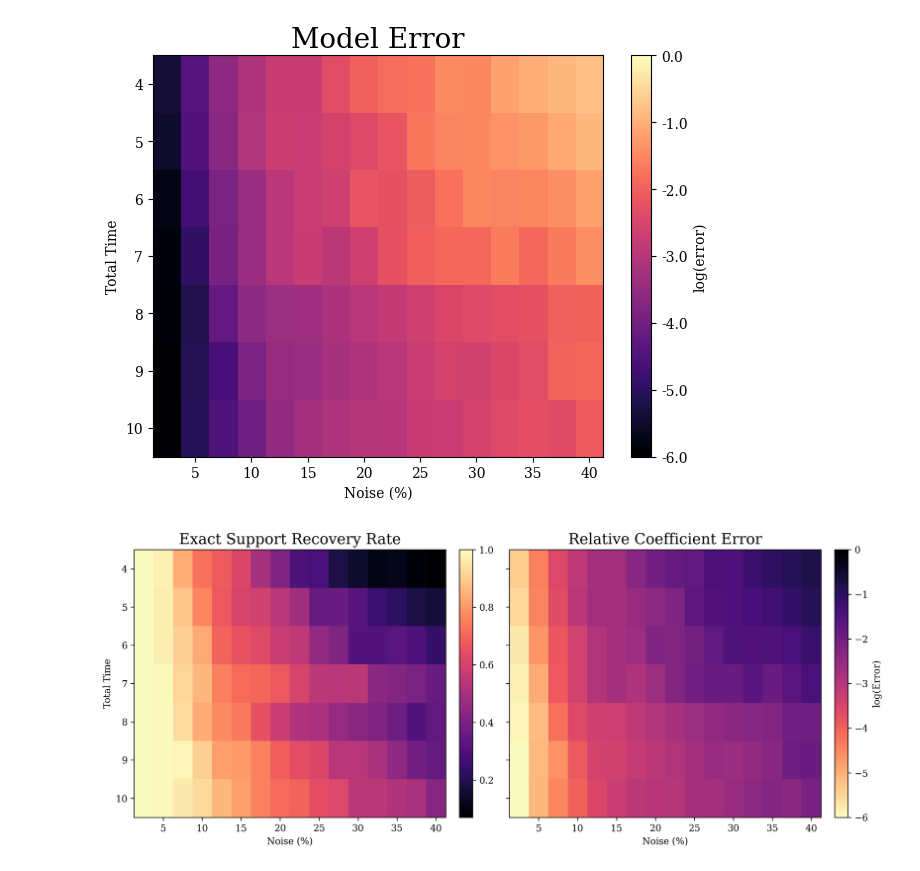
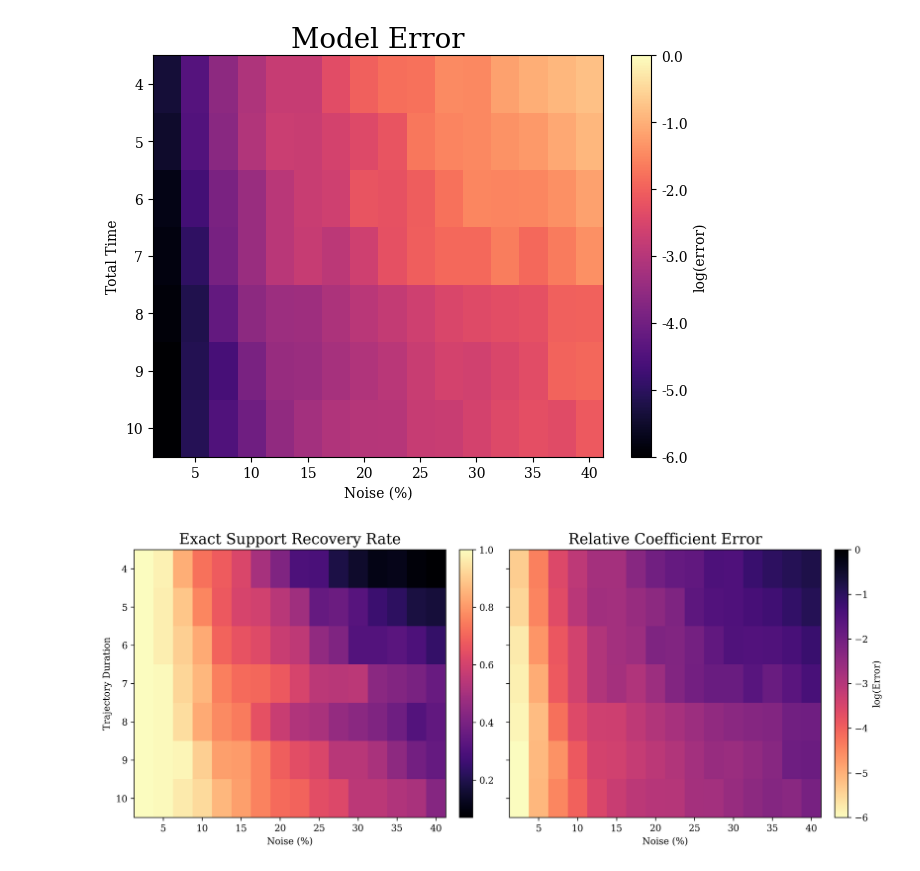
Before and after one commit to AHsu98/jsindy, a Jupyter notebook: jsindy_benchmark_results/main_run/ike_reload_analysis.ipynb, the cells around one changed output. Cells and saved outputs as stored; diff of their text form; code cells hidden in the pictures.

```diff
--- a/jsindy_benchmark_results/main_run/ike_reload_analysis.ipynb
+++ b/jsindy_benchmark_results/main_run/ike_reload_analysis.ipynb
@@ -179,35 +170,35 @@ cbar0 = plt.colorbar(im0, ax=axes[0], fraction=0.046, pad=0.04)
 # cbar0.set_label(r'Average $F1$ Score')
 
 axes[0].set_title("Exact Support Recovery Rate", size=16)
 axes[0].set_xlabel("Noise (%)")
-axes[0].set_ylabel("Total Time")
+axes[0].set_ylabel("Trajectory Duration")
 
 skip = 2
 axes[0].set_xticks(np.arange(len(df_recovery.columns))[1::skip])
 axes[0].set_xticklabels([f"{int(col*100)}" for col in df_recovery.columns][1::skip])
 axes[0].set_yticks(np.arange(len(df_recovery.index)))
 axes[0].set_yticklabels([f"{int(idx)}" for idx in df_recovery.index])
 
 # --- Second heatmap: Error ---
 im1 = axes[1].imshow(np.log(df_error), aspect='auto', origin='lower',
                      vmax=0, vmin=-6, cmap=cmap+"_r")
 cbar1 = plt.colorbar(im1, ax=axes[1], fraction=0.046, pad=0.04,
                      ticks=np.arange(-6, 1))
 cbar1.set_label("log(Error)")
 
 axes[1].set_title("Relative Coefficient Error", size=16)
 axes[1].set_xlabel("Noise (%)")
 
 axes[1].set_xticks(np.arange(len(df_recovery.columns))[1::skip])
 axes[1].set_xticklabels([f"{int(col*100)}" for col in df_recovery.columns][1::skip])
 axes[1].set_yticks(np.arange(len(df_recovery.index)))
 axes[1].set_yticklabels([f"{int(idx)}" for idx in df_recovery.index])
 
 plt.tight_layout()
 plt.savefig("lorenz_benchmark.pdf")
 plt.show()
 # %% [output]
-[figure, old version]
+[figure, new version]
 # %%
 df_recovery
 # %% [output]
```
Also changed, not shown: parts of 1 cell of this notebook, 1 other file.
